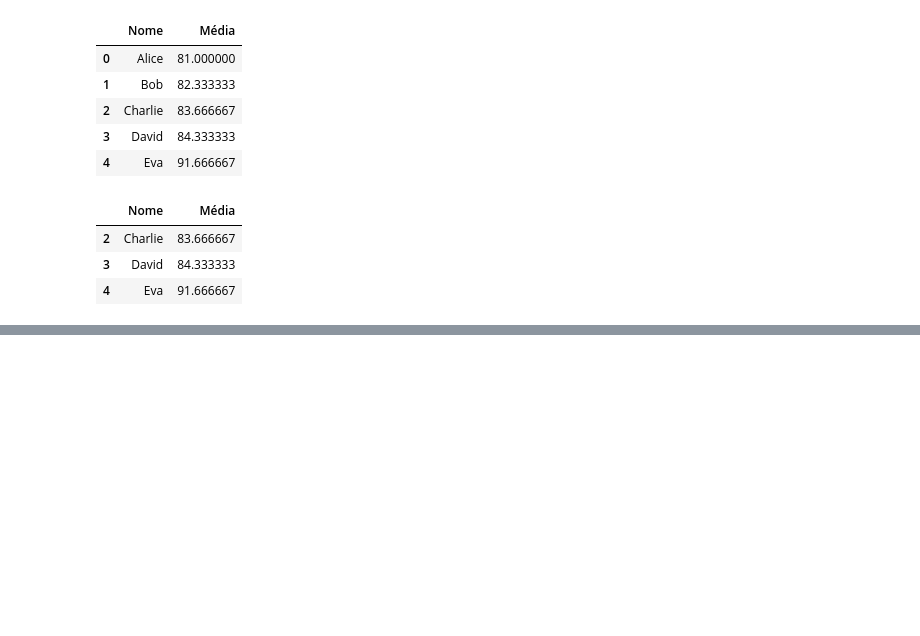
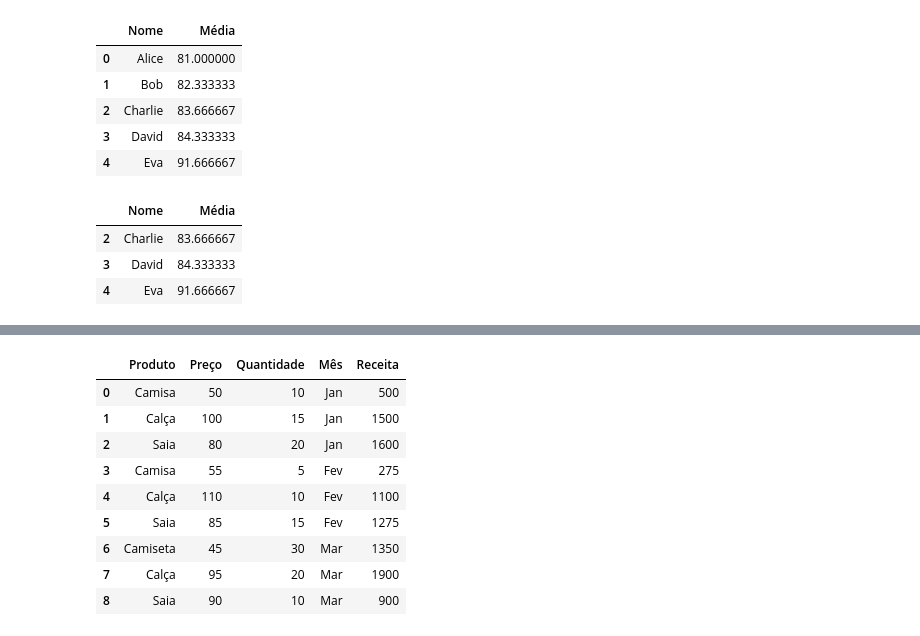
Before and after one commit to leandroclv/Analise_Dados_Python_Panda, a Jupyter notebook: pandas/introducao_pandas.ipynb, the cells around one changed output, grey strips where cells are left out. Cells and saved outputs as stored; diff of their text form; code cells hidden in the pictures; blank space fills up the shorter version.

```diff
--- a/pandas/introducao_pandas.ipynb
+++ b/pandas/introducao_pandas.ipynb
@@ -141,0 +163,15 @@ alunos_aprovados[['Nome', 'Média']]
+# %%
+#Calculando a receita total
+df_vendas['Receita'] = df_vendas['Preço'] * df_vendas['Quantidade']
+df_vendas
+# %% [output]
+|  | Produto | Preço | Quantidade | Mês | Receita |
+| 0 | Camisa | 50 | 10 | Jan | 500 |
+| 1 | Calça | 100 | 15 | Jan | 1500 |
+| 2 | Saia | 80 | 20 | Jan | 1600 |
+| 3 | Camisa | 55 | 5 | Fev | 275 |
+| 4 | Calça | 110 | 10 | Fev | 1100 |
+| 5 | Saia | 85 | 15 | Fev | 1275 |
+| 6 | Camiseta | 45 | 30 | Mar | 1350 |
+| 7 | Calça | 95 | 20 | Mar | 1900 |
+| 8 | Saia | 90 | 10 | Mar | 900 |
```
Also changed, not shown: parts of 17 cells of this notebook.
